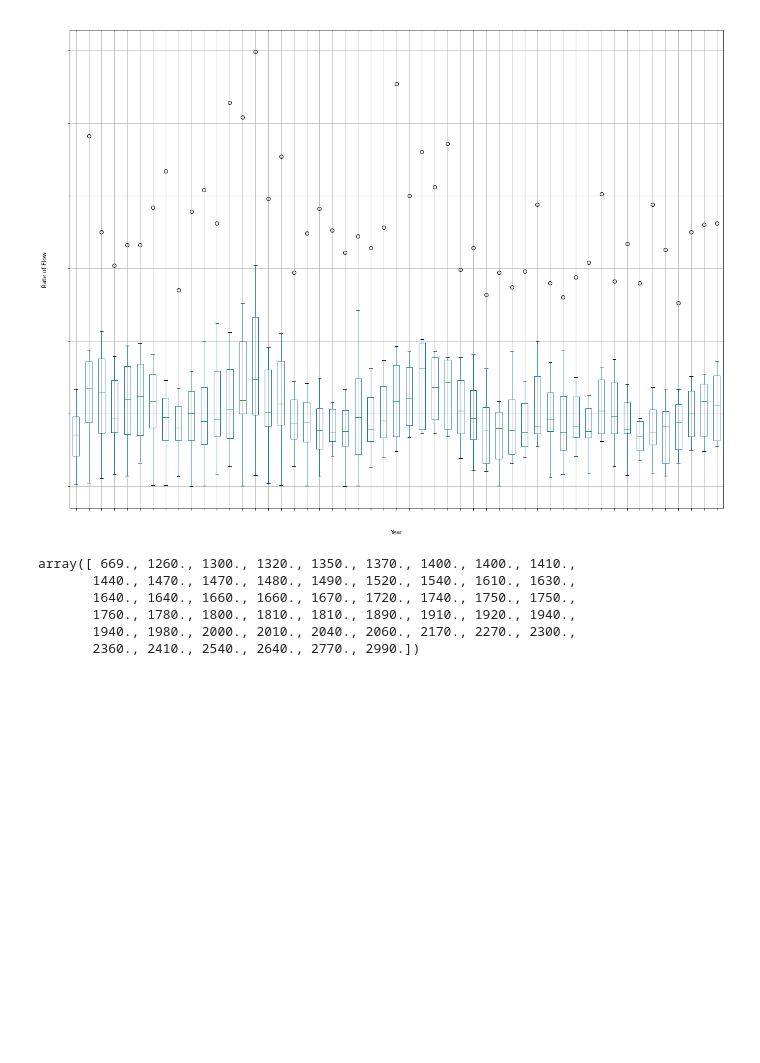
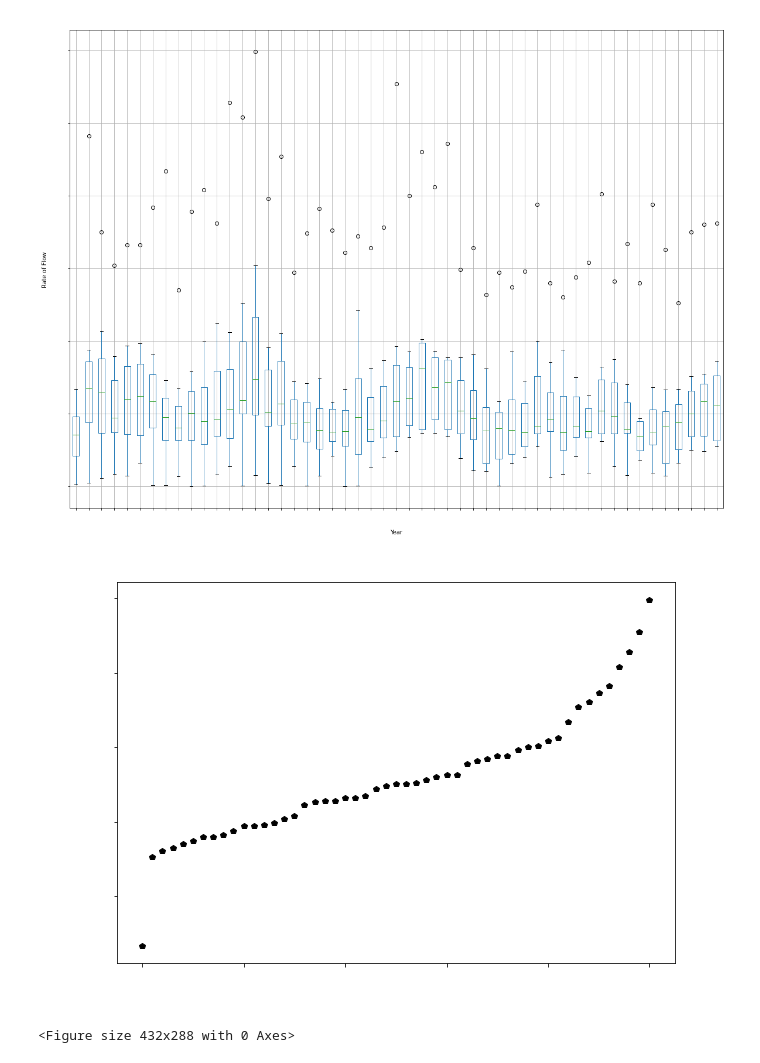
Before and after one commit to mcreelma/Earth-and-Environmental-Systems-Modeling, a Jupyter notebook: mod01/Flood_Frequency_ Analysis_Pandas.ipynb, the cells around one changed output. Saved outputs shown, nothing was run; the diff lists cells and outputs as text; code cells hidden in the pictures; blank space fills up the shorter version.

```diff
--- a/mod01/Flood_Frequency_ Analysis_Pandas.ipynb
+++ b/mod01/Flood_Frequency_ Analysis_Pandas.ipynb
@@ -18,6 +18,9 @@ usgs_site = ['13042500']
 # dates of observation
 start_date = '1970-10-01'
 end_date = '2020-09-30'
+
+#label color (set to black if you have a white backgroun)
+lab_clr = 'white'
 # %% [markdown]
 ## Pull the Data
 # %%
@@ -115,13 +118,23 @@ plt.show()
 # %% [output]
 [figure]
 # %%
+#
 q_ams = df['00060_Mean'].groupby(df.index.year).max().values # group the values by year
 q_ams_sorted = np.sort(q_ams) # sort from high to low
-q_ams_sorted
-# %% [output]
-array([ 669., 1260., 1300., 1320., 1350., 1370., 1400., 1400., 1410.,
-       1440., 1470., 1470., 1480., 1490., 1520., 1540., 1610., 1630.,
-       1640., 1640., 1660., 1660., 1670., 1720., 1740., 1750., 1750.,
-       1760., 1780., 1800., 1810., 1810., 1890., 1910., 1920., 1940.,
-       1940., 1980., 2000., 2010., 2040., 2060., 2170., 2270., 2300.,
-       2360., 2410., 2540., 2640., 2770., 2990.])
+# %%
+plt.figure(figsize = (10,7))
+plt.plot(q_ams_sorted, 'kp')
+
+
+ax = plt.gca()
+plt.rcParams.update({'font.size': 16})
+plt.title(f'Maximum Annual Flow Series at Site {usgs_site[0]}' , color = lab_clr)
+plt.xticks(color = lab_clr)
+plt.xlabel('Flow Rank (Low to High)', color = lab_clr)
+plt.ylabel('Annual Maximum Flow [ft$^3/s$]', color = lab_clr)
+plt.yticks(color = lab_clr)
+plt.show()
+plt.savefig('AnnualMaxFlow.png', dpi = 300)
+# %% [output]
+[figure, added]
+<Figure size 432x288 with 0 Axes>
```
Also changed, not shown: parts of 2 cells of this notebook, 1 other file.
